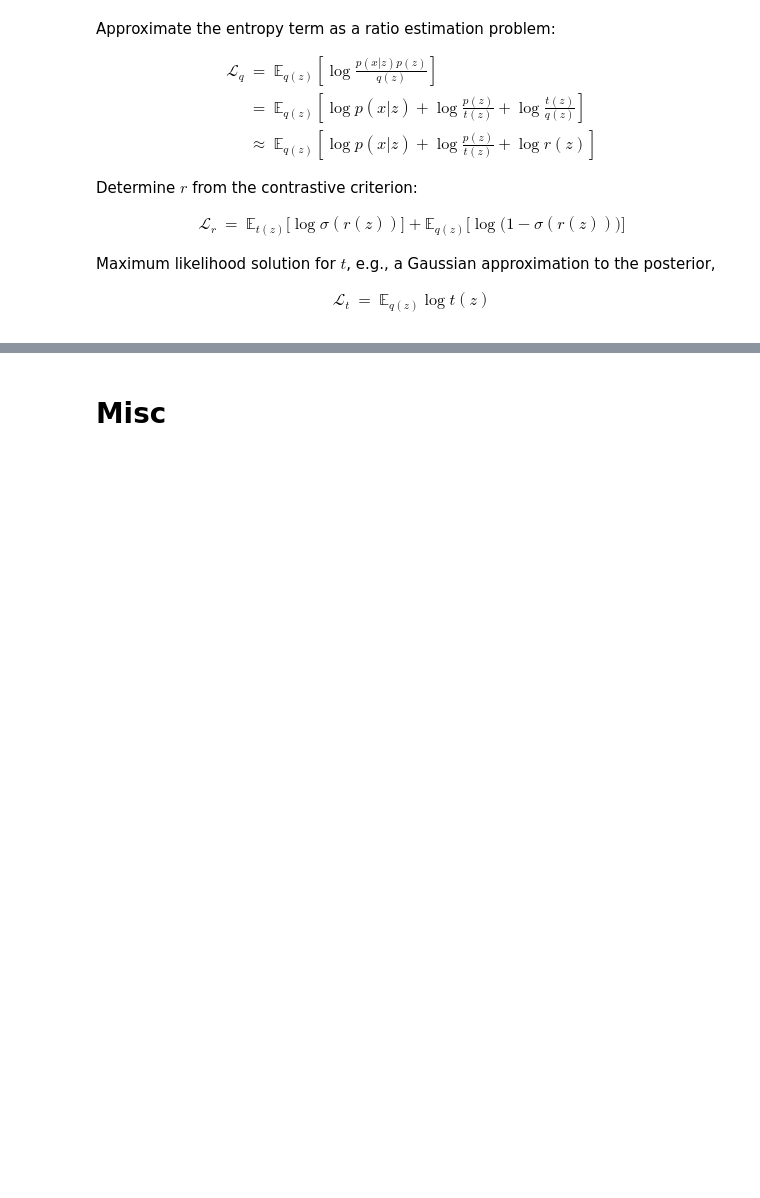
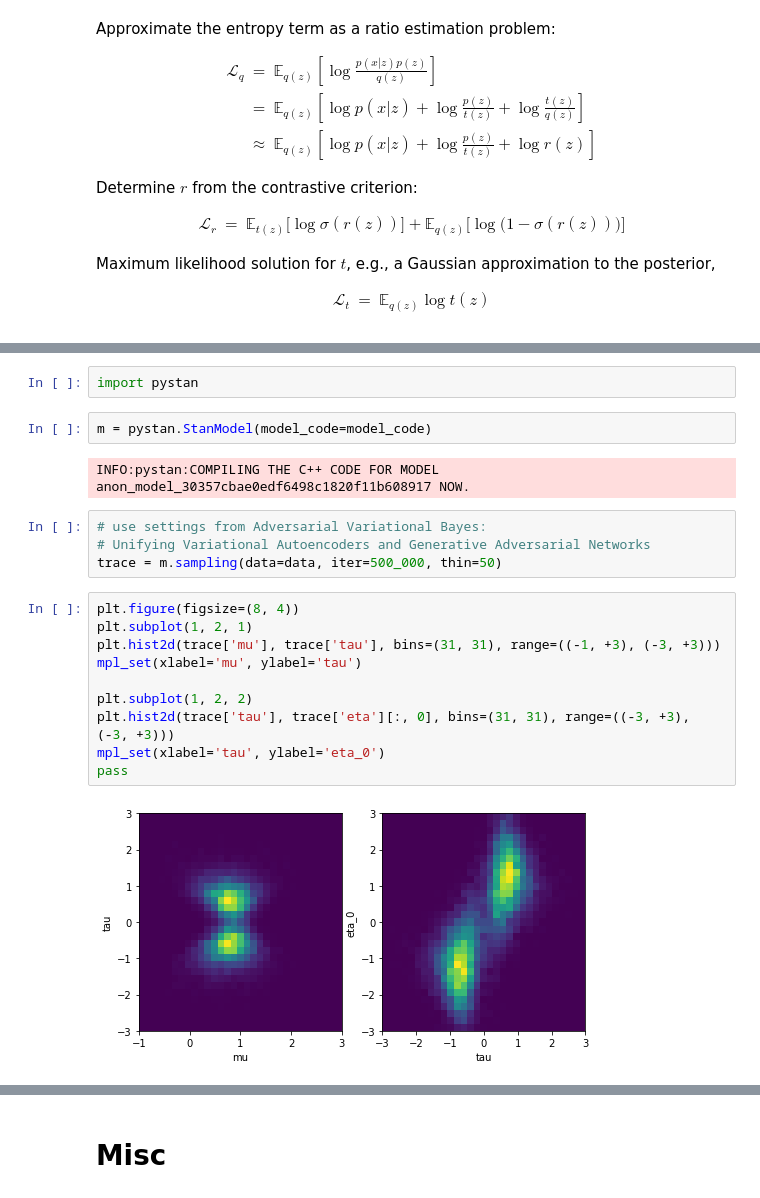
Before and after one commit to chmp/misc-exp, a Jupyter notebook: BuildingBlocks/ImplicitVariationalInference.ipynb, the cells around one changed output, grey strips where cells are left out. Cells and saved outputs as stored; diff of their text form; blank space fills up the shorter version.

```diff
--- a/BuildingBlocks/ImplicitVariationalInference.ipynb
+++ b/BuildingBlocks/ImplicitVariationalInference.ipynb
@@ -572,0 +606,22 @@ $$
+# %%
+import pystan
+# %%
+m = pystan.StanModel(model_code=model_code)
+# %% [output]
+INFO:pystan:COMPILING THE C++ CODE FOR MODEL anon_model_30357cbae0edf6498c1820f11b608917 NOW.
+# %%
+# use settings from Adversarial Variational Bayes:
+# Unifying Variational Autoencoders and Generative Adversarial Networks
+trace = m.sampling(data=data, iter=500_000, thin=50)
+# %%
+plt.figure(figsize=(8, 4))
+plt.subplot(1, 2, 1)
+plt.hist2d(trace['mu'], trace['tau'], bins=(31, 31), range=((-1, +3), (-3, +3)))
+mpl_set(xlabel='mu', ylabel='tau')
+
+plt.subplot(1, 2, 2)
+plt.hist2d(trace['tau'], trace['eta'][:, 0], bins=(31, 31), range=((-3, +3), (-3, +3)))
+mpl_set(xlabel='tau', ylabel='eta_0')
+pass
+# %% [output]
+[figure, added]
```
Also changed, not shown: parts of 6 cells of this notebook.
